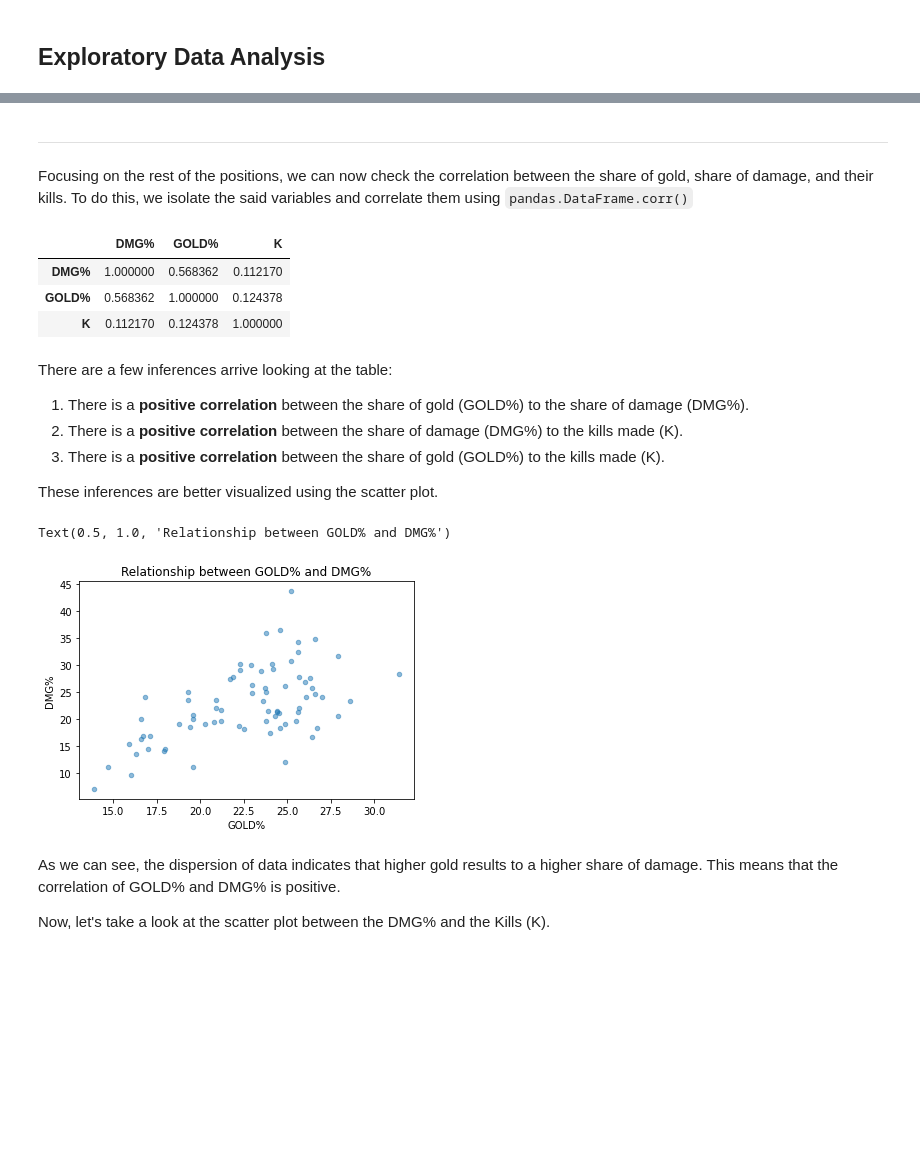
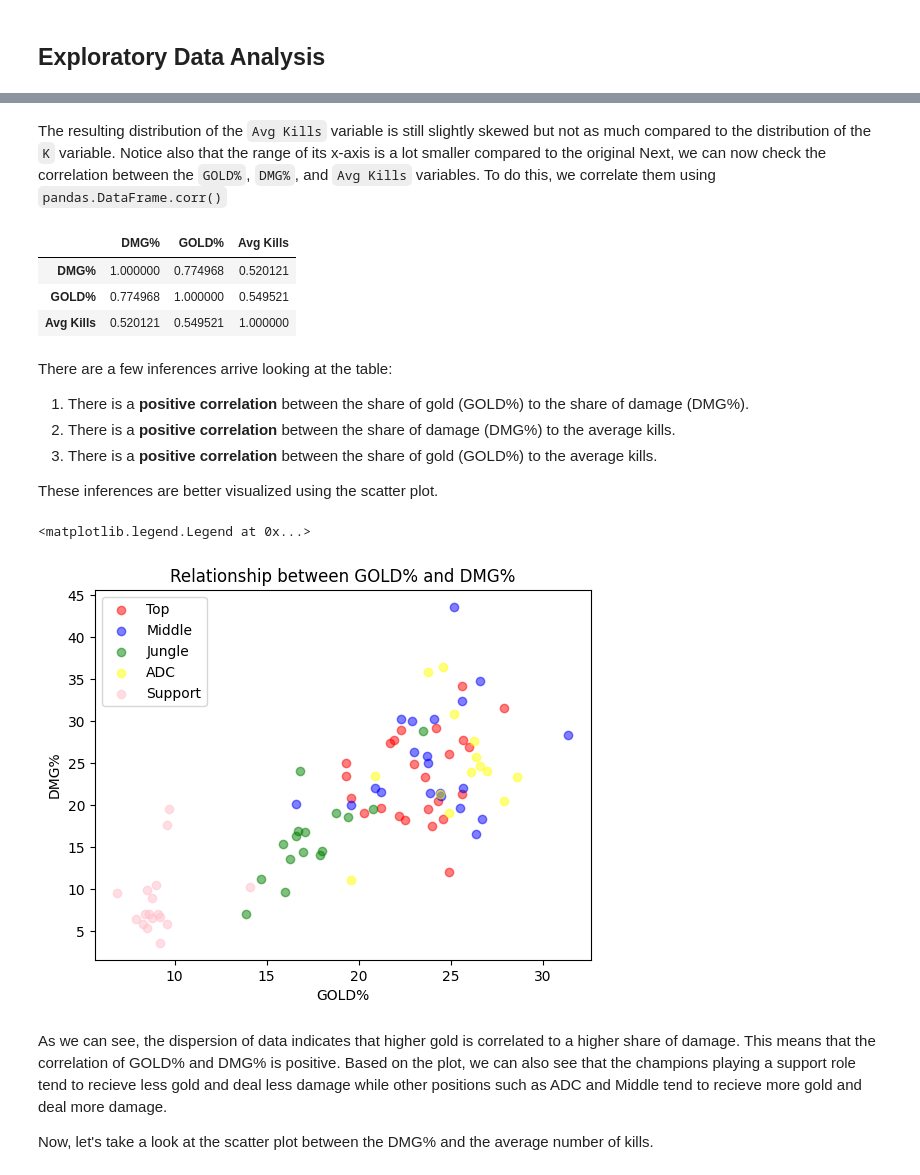
Before and after one commit to Joseph-Ano/League-of-Legends-dataset-visualization, a Jupyter notebook: S13 MCO1 Group8.ipynb, the cells around one changed output, grey strips where cells are left out. Saved outputs shown, nothing was run; the diff lists cells and outputs as text; code cells hidden in the pictures; blank space fills up the shorter version.

```diff
--- a/S13 MCO1 Group8.ipynb
+++ b/S13 MCO1 Group8.ipynb
@@ -167,5 +167,5 @@ The data type of most of the variables in our current data set is incorrect sinc
 # %%
-lol_df = lol_df.astype({'A': float, 'K': float, 'DMG%': float, 'GOLD%': float, 'XPD10': float, 'CSD10': float, 'KP': float,})
+lol_df = lol_df.astype({'CSPM': float, 'K': int, 'A': int, 'DMG%': float, 'GOLD%': float})
 lol_df.info()
 # %% [output]
 <class 'pandas.core.frame.DataFrame'>
@@ -305,0 +232,6 @@ other_df = lol_df.drop(support_df.index)
+# %%
+lol_df['Avg Kills'] = lol_df['K'] /  lol_df['GP']
+lol_df.hist('Avg Kills', edgecolor='w', bins=15)
+plt.xlabel("Average Kills")
+plt.ylabel("No of entries")
+plt.title('Average Kills')
@@ -306,29 +241,50 @@ other_df = lol_df.drop(support_df.index)
 # %% [markdown]
----
-Focusing on the rest of the positions, we can now check the correlation between the share of gold, share of damage, and their kills. To do this, we isolate the said variables and correlate them using `pandas.DataFrame.corr()`
+The resulting distribution of the `Avg Kills` variable is still slightly skewed but not as much compared to the distribution of the `K` variable. Notice also that the range of its x-axis is a lot smaller compared to the original Next, we can now check the correlation between the `GOLD%`, `DMG%`, and `Avg Kills` variables. To do this, we correlate them using `pandas.DataFrame.corr()`
 # %%
-other_df = other_df[['DMG%', 'GOLD%', 'K']]
-other_df.corr()
+corr_df = lol_df[['DMG%', 'GOLD%', 'Avg Kills']]
+corr_df.corr()
 # %% [output]
-|  | DMG% | GOLD% | K |
-| DMG% | 1.000000 | 0.568362 | 0.112170 |
-| GOLD% | 0.568362 | 1.000000 | 0.124378 |
-| K | 0.112170 | 0.124378 | 1.000000 |
+|  | DMG% | GOLD% | Avg Kills |
+| DMG% | 1.000000 | 0.774968 | 0.520121 |
+| GOLD% | 0.774968 | 1.000000 | 0.549521 |
+| Avg Kills | 0.520121 | 0.549521 | 1.000000 |
 # %% [markdown]
 There are a few inferences arrive looking at the table:
 1. There is a **positive correlation** between the share of gold (GOLD%) to the share of damage (DMG%).
-2. There is a **positive correlation** between the share of damage (DMG%) to the kills made (K).
-3. There is a **positive correlation** between the share of gold (GOLD%) to the kills made (K).
+2. There is a **positive correlation** between the share of damage (DMG%) to the average kills.
+3. There is a **positive correlation** between the share of gold (GOLD%) to the average kills.
 
 These inferences are better visualized using the scatter plot.
 # %%
-other_df.plot.scatter(x='GOLD%', y='DMG%', alpha=0.5)
+x = lol_df.loc[lol_df["Pos"] == "Top", 'GOLD%']
+y = lol_df.loc[lol_df["Pos"] == "Top", 'DMG%']
+plt.scatter(x, y, color='red', alpha=0.5)
+
+x = lol_df.loc[lol_df["Pos"] == "Middle", 'GOLD%']
+y = lol_df.loc[lol_df["Pos"] == "Middle", 'DMG%']
+plt.scatter(x, y, color='blue', alpha=0.5)
+
+x = lol_df.loc[lol_df["Pos"] == "Jungle", 'GOLD%']
+y = lol_df.loc[lol_df["Pos"] == "Jungle", 'DMG%']
+plt.scatter(x, y, color='green', alpha=0.5)
+
+x = lol_df.loc[lol_df["Pos"] == "ADC", 'GOLD%']
+y = lol_df.loc[lol_df["Pos"] == "ADC", 'DMG%']
+plt.scatter(x, y, color='yellow', alpha=0.5)
+
+x = lol_df.loc[lol_df["Pos"] == "Support", 'GOLD%']
+y = lol_df.loc[lol_df["Pos"] == "Support", 'DMG%']
+plt.scatter(x, y, color='pink', alpha=0.5)
+
 plt.title('Relationship between GOLD% and DMG%')
+plt.xlabel("GOLD%")
+plt.ylabel("DMG%")
+plt.legend(['Top', 'Middle', 'Jungle', 'ADC', 'Support'])
 # %% [output]
-Text(0.5, 1.0, 'Relationship between GOLD% and DMG%')
+<matplotlib.legend.Legend at 0x...>
-[figure, old version]
+[figure, new version]
 # %% [markdown]
-As we can see, the dispersion of data indicates that higher gold results to a higher share of damage. This means that the correlation of GOLD% and DMG% is positive.
+As we can see, the dispersion of data indicates that higher gold is correlated to a higher share of damage. This means that the correlation of GOLD% and DMG% is positive. Based on the plot, we can also see that the champions playing a support role tend to recieve less gold and deal less damage while other positions such as ADC and Middle tend to recieve more gold and deal more damage.
 
-Now, let's take a look at the scatter plot between the DMG% and the Kills (K).
+Now, let's take a look at the scatter plot between the DMG% and the average number of kills.
 # %%
```
Also changed, not shown: parts of 60 cells of this notebook.
